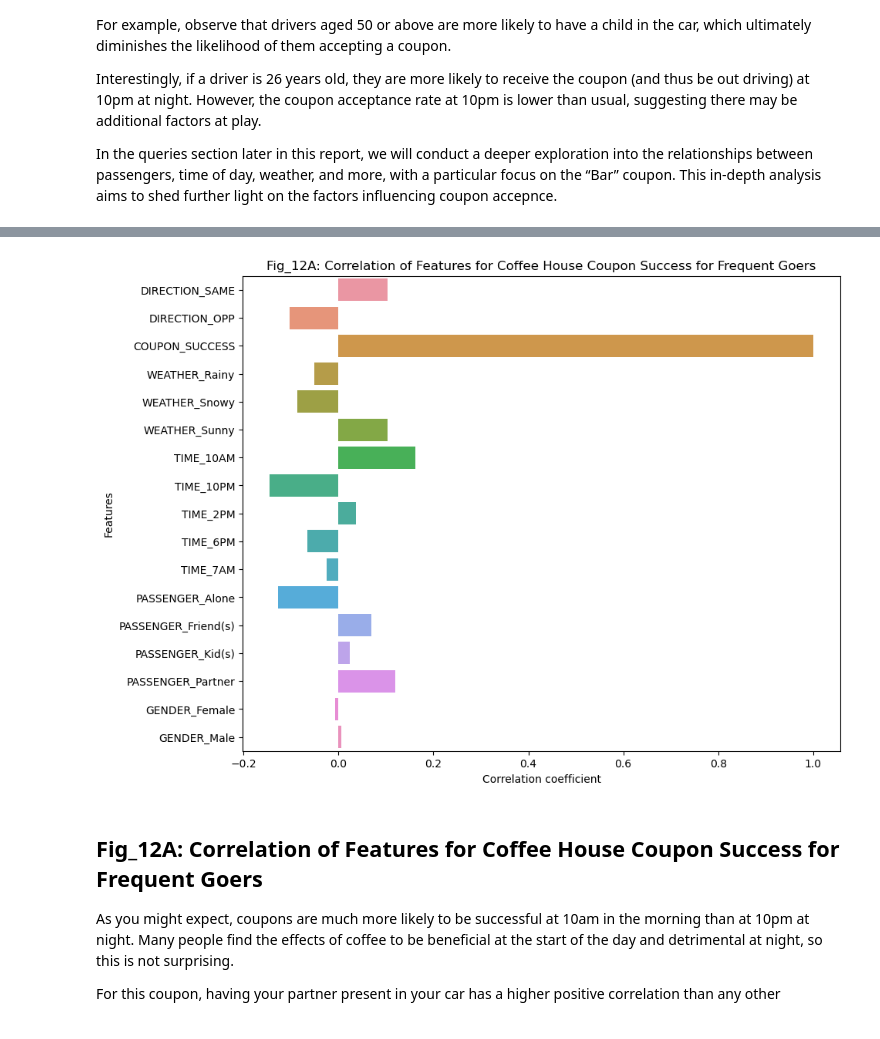
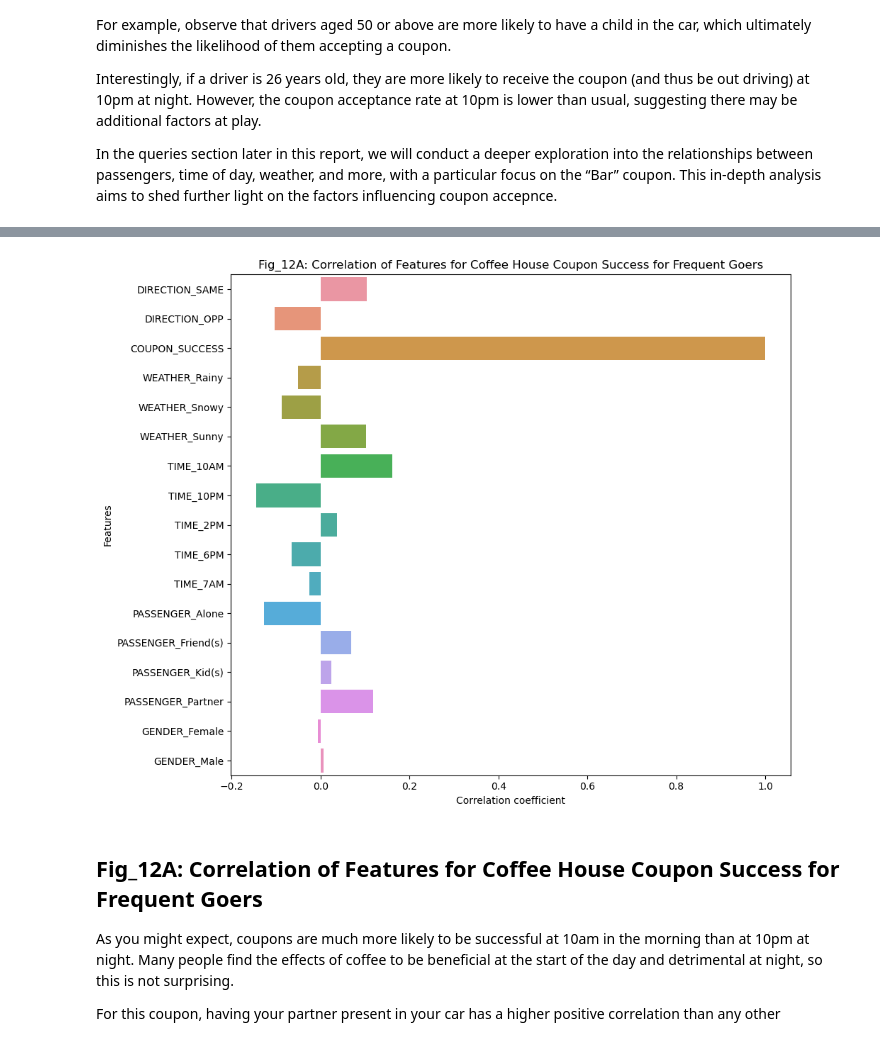
Before and after one commit to elmunoz42/berkeley-aiml-coupon-analysis, a Jupyter notebook: prompt.ipynb, the cells around one changed output, grey strips where cells are left out. Cells and saved outputs as stored; diff of their text form; code cells hidden in the pictures.

```diff
--- a/prompt.ipynb
+++ b/prompt.ipynb
@@ -1211,27 +1221,30 @@ df_f_coffee_house_reduced.head(5)
 # %%
 # Get correlations between the columns in the hot one encoded reduced dataframe
 df_f_coffee_house_reduced_corr = df_f_coffee_house_reduced.corr()
 
 # View only the correlations that directly relate to COUPON_SUCCESS
 df_f_coffee_house_reduced_corr_coupon_success = df_f_coffee_house_reduced_corr['COUPON_SUCCESS']
 
 # Seaborn plot
 
 plt.figure(figsize=(10, 8))
 sns.barplot(x=df_f_coffee_house_reduced_corr_coupon_success.values, y=df_f_coffee_house_reduced_corr_coupon_success.index)
 plt.title('Correlation of Features with Coffee House Coupon Acceptance Rate for Frequent Coffee House Goers')
 plt.xlabel('Correlation coefficient')
 plt.ylabel('Features')
 
 plt.title('Fig_12A: Correlation of Features for Coffee House Coupon Success for Frequent Goers')
 
+# Adjust layout to prevent labels from being cropped off
+plt.tight_layout()
+
 # Save plot
 plt.savefig('images/plots/fig12A.jpg')
 
 # Show the plot
 plt.show()
 # %% [output]
-[figure, old version]
+[figure, new version]
 # %% [markdown]
 ## Fig_12A: Correlation of Features for Coffee House Coupon Success for Frequent Goers
 
```
Also changed, not shown: parts of 11 cells of this notebook, 17 other files.
